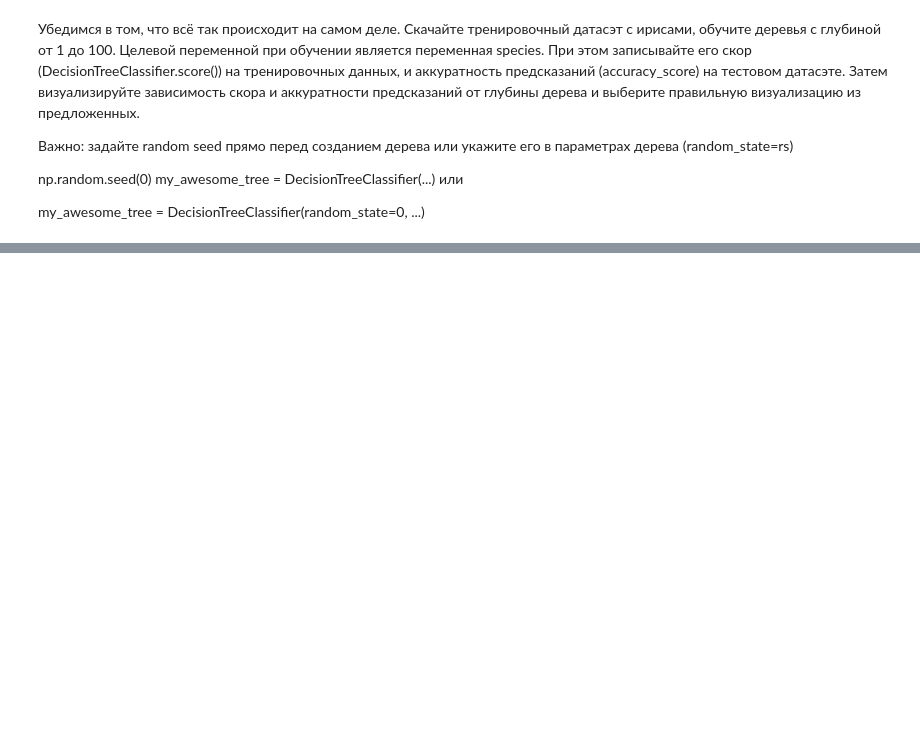
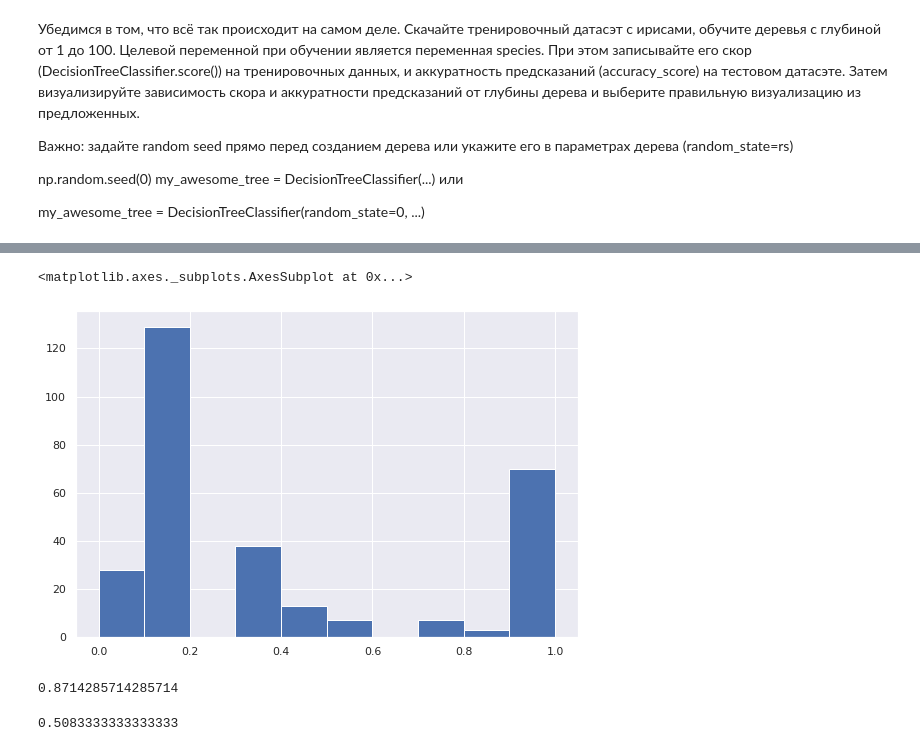
Before and after one commit to GoryachevDaniil/DS-ML_Intro_stepik.ipynb, a Jupyter notebook: DS_ML_Intro_stepik.ipynb, the cells around one changed output, grey strips where cells are left out. Saved outputs shown, nothing was run; the diff lists cells and outputs as text; code cells hidden in the pictures; blank space fills up the shorter version.

```diff
--- a/DS_ML_Intro_stepik.ipynb
+++ b/DS_ML_Intro_stepik.ipynb
@@ -1642,0 +1857,4 @@ test_iris = pd.read_csv('/content/gdrive/My Drive/DS_ML_Intro_stepik/test_iris.c
+# %%
+grid_search_cv_clf = GridSearchCV(clf, parametrs, cv=5)
+# %%
+grid_search_cv_clf.fit(X_train, y_train)
@@ -1642,0 +1869,2 @@ test_iris = pd.read_csv('/content/gdrive/My Drive/DS_ML_Intro_stepik/test_iris.c
+# %%
+best_clf = grid_search_cv_clf.best_estimator_
@@ -1642,0 +1889,2 @@ test_iris = pd.read_csv('/content/gdrive/My Drive/DS_ML_Intro_stepik/test_iris.c
+# %%
+y_predicted_prob = best_clf.predict_proba(X_test)
@@ -1642,0 +1904,5 @@ test_iris = pd.read_csv('/content/gdrive/My Drive/DS_ML_Intro_stepik/test_iris.c
+# %%
+pd.Series(y_predicted_prob[:, 1]).hist()
+# %% [output]
+<matplotlib.axes._subplots.AxesSubplot at 0x...>
+[figure, added]
@@ -1642,0 +1911,8 @@ test_iris = pd.read_csv('/content/gdrive/My Drive/DS_ML_Intro_stepik/test_iris.c
+# %%
+precision_score(y_test, y_pred)
+# %% [output]
+0.8714285714285714
+# %%
+recall_score(y_test, y_pred)
+# %% [output]
+0.5083333333333333
```
Also changed, not shown: parts of 54 cells of this notebook.
